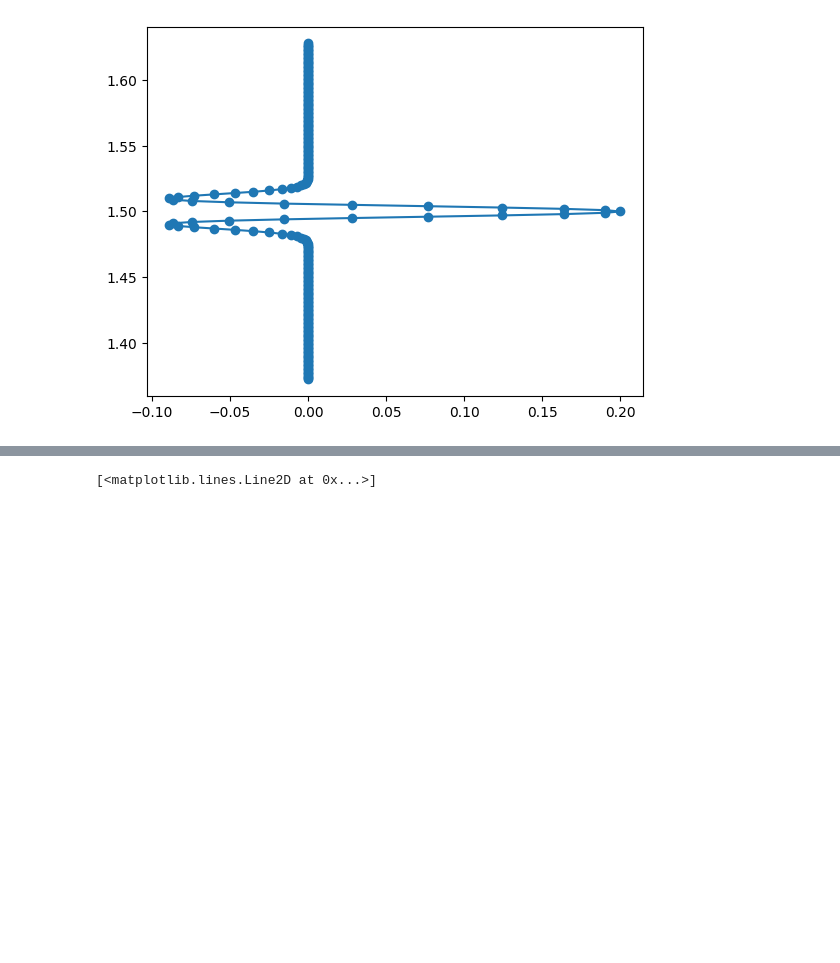
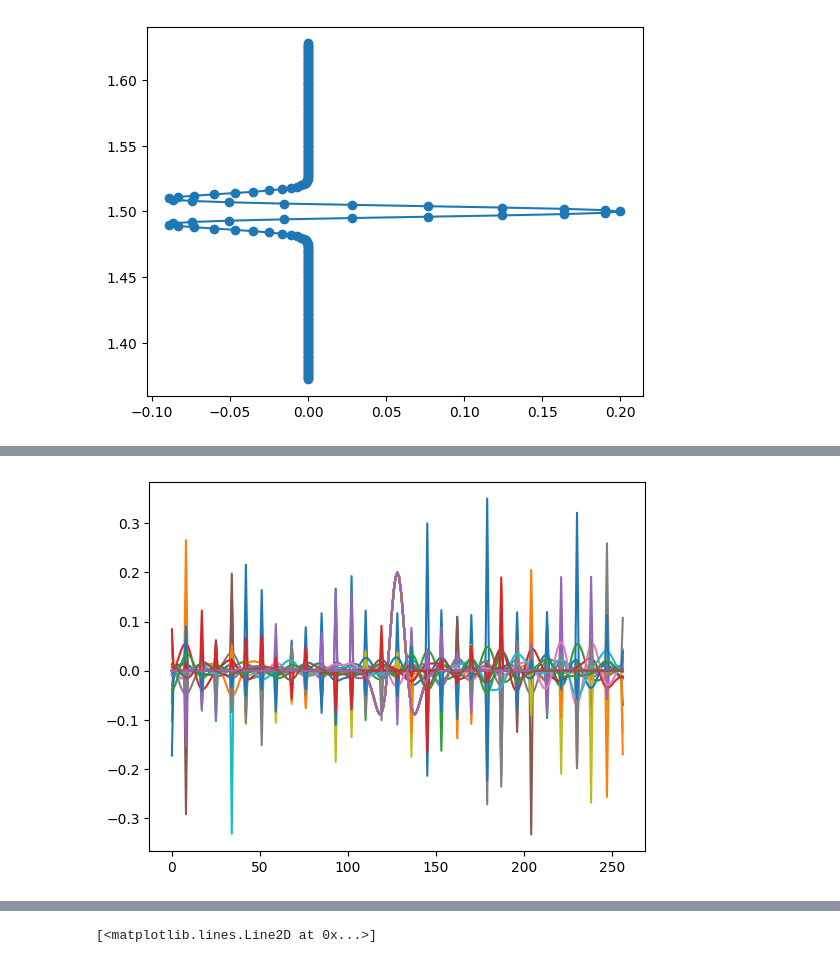
Before and after one commit to Dunckleosteus/seismic, a Jupyter notebook: seismic.ipynb, the cells around one changed output, grey strips where cells are left out. Cells and saved outputs as stored; diff of their text form; code cells hidden in the pictures; blank space fills up the shorter version.

```diff
--- a/seismic.ipynb
+++ b/seismic.ipynb
@@ -175,0 +238,11 @@ AttributeError: 'list' object has no attribute 'shape'
+# %%
+reflection_coeff
+for x in reflection_coeff:
+  rc = x
+  rc2, w2 = equalize_arrays(rc, w)
+  syn = np.convolve(rc2, w2, mode='same')
+  plt.plot(rc2)
+  plt.plot(w2)
+  plt.plot(syn)
+# %% [output]
+[figure, added]
```
Also changed, not shown: parts of 6 cells of this notebook.
